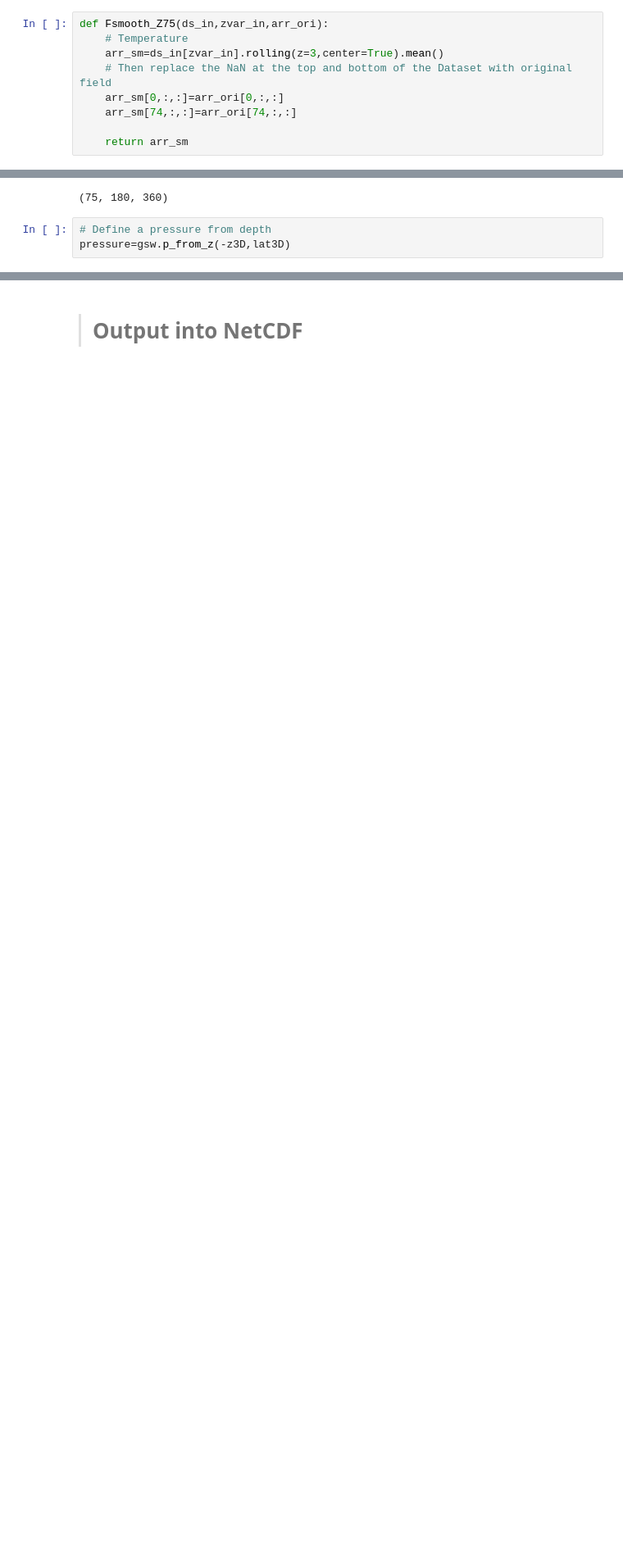
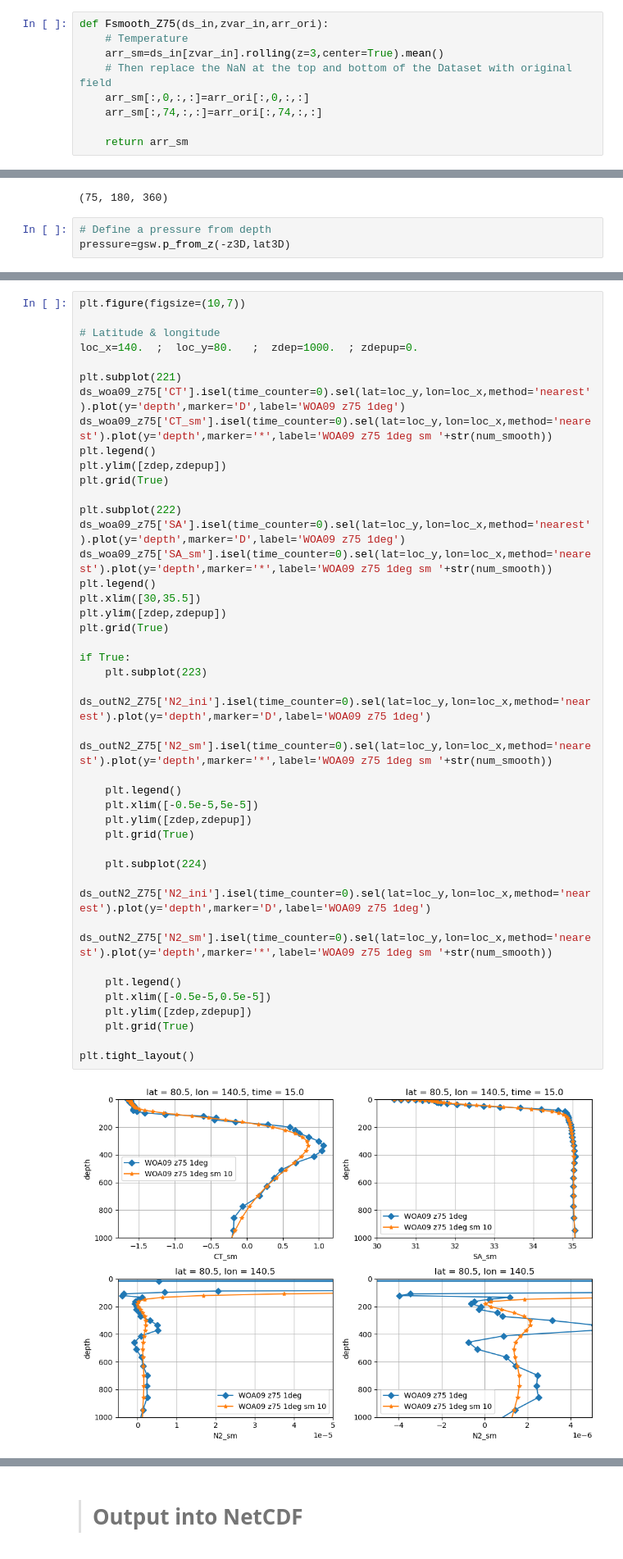
Before and after one commit to ctalandi/TOOLS, a Jupyter notebook: OTHERS/WOA2009/STABILITY/WOA09_SACT_SelectSmooth.ipynb, the cells around one changed output, grey strips where cells are left out. Shown at 82% size. Drawn from its saved outputs; the diff is of its cells as text; blank space fills up the shorter version.

```diff
--- a/OTHERS/WOA2009/STABILITY/WOA09_SACT_SelectSmooth.ipynb
+++ b/OTHERS/WOA2009/STABILITY/WOA09_SACT_SelectSmooth.ipynb
@@ -167,8 +167,8 @@ def Fsmooth_Z75(ds_in,zvar_in,arr_ori):
     # Temperature
     arr_sm=ds_in[zvar_in].rolling(z=3,center=True).mean()
     # Then replace the NaN at the top and bottom of the Dataset with original field
-    arr_sm[0,:,:]=arr_ori[0,:,:]
-    arr_sm[74,:,:]=arr_ori[74,:,:]
+    arr_sm[:,0,:,:]=arr_ori[:,0,:,:]
+    arr_sm[:,74,:,:]=arr_ori[:,74,:,:]
 
     return arr_sm
 # %%
@@ -364,0 +388,43 @@ Wall time: 17.4 s
+# %%
+plt.figure(figsize=(10,7))
+
+# Latitude & longitude
+loc_x=140.  ;  loc_y=80.   ;  zdep=1000.  ; zdepup=0.
+
+plt.subplot(221)
+ds_woa09_z75['CT'].isel(time_counter=0).sel(lat=loc_y,lon=loc_x,method='nearest').plot(y='depth',marker='D',label='WOA09 z75 1deg')
+ds_woa09_z75['CT_sm'].isel(time_counter=0).sel(lat=loc_y,lon=loc_x,method='nearest').plot(y='depth',marker='*',label='WOA09 z75 1deg sm '+str(num_smooth))
+plt.legend()
+plt.ylim([zdep,zdepup])
+plt.grid(True)
+
+plt.subplot(222)
+ds_woa09_z75['SA'].isel(time_counter=0).sel(lat=loc_y,lon=loc_x,method='nearest').plot(y='depth',marker='D',label='WOA09 z75 1deg')
+ds_woa09_z75['SA_sm'].isel(time_counter=0).sel(lat=loc_y,lon=loc_x,method='nearest').plot(y='depth',marker='*',label='WOA09 z75 1deg sm '+str(num_smooth))
+plt.legend()
+plt.xlim([30,35.5])
+plt.ylim([zdep,zdepup])
+plt.grid(True)
+
+if True:
+    plt.subplot(223)
+    ds_outN2_Z75['N2_ini'].isel(time_counter=0).sel(lat=loc_y,lon=loc_x,method='nearest').plot(y='depth',marker='D',label='WOA09 z75 1deg')
+    ds_outN2_Z75['N2_sm'].isel(time_counter=0).sel(lat=loc_y,lon=loc_x,method='nearest').plot(y='depth',marker='*',label='WOA09 z75 1deg sm '+str(num_smooth))
+
+    plt.legend()
+    plt.xlim([-0.5e-5,5e-5])
+    plt.ylim([zdep,zdepup])
+    plt.grid(True)
+
+    plt.subplot(224)
+    ds_outN2_Z75['N2_ini'].isel(time_counter=0).sel(lat=loc_y,lon=loc_x,method='nearest').plot(y='depth',marker='D',label='WOA09 z75 1deg')
+    ds_outN2_Z75['N2_sm'].isel(time_counter=0).sel(lat=loc_y,lon=loc_x,method='nearest').plot(y='depth',marker='*',label='WOA09 z75 1deg sm '+str(num_smooth))
+
+    plt.legend()
+    plt.xlim([-0.5e-5,0.5e-5])
+    plt.ylim([zdep,zdepup])
+    plt.grid(True)
+
+plt.tight_layout()
+# %% [output]
+[figure, added]
```
Also changed, not shown: parts of 24 cells of this notebook.
